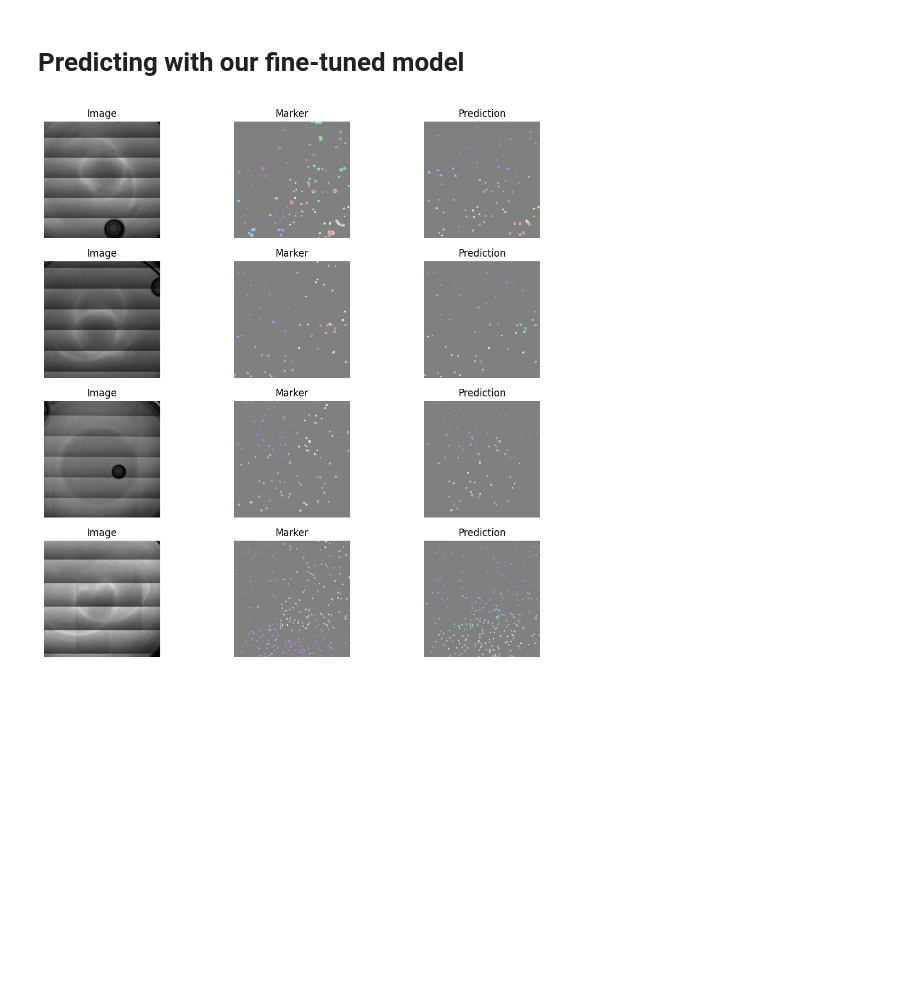
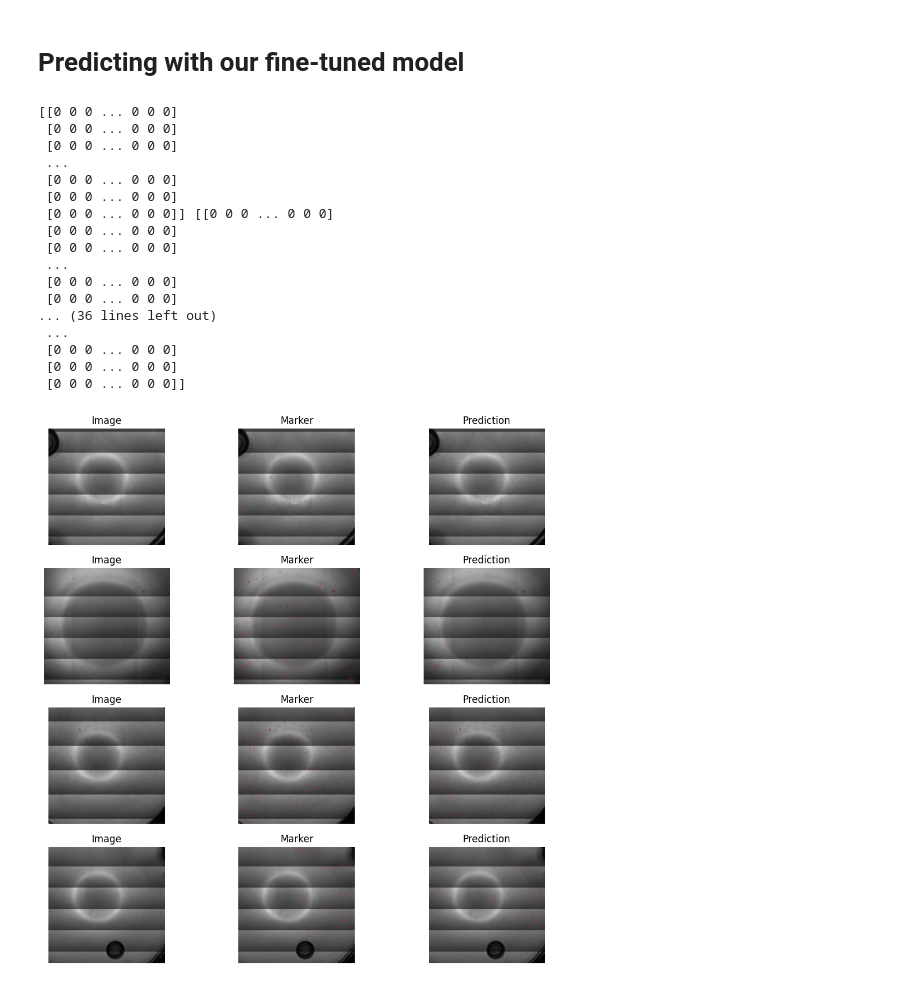
Before and after one commit to Nanobiosensorics/cell-segmentation, a Jupyter notebook: cellpose_finetuning.ipynb, the cells around one changed output. Drawn from its saved outputs; the diff is of its cells as text; code cells hidden in the pictures; blank space fills up the shorter version.

```diff
--- a/cellpose_finetuning.ipynb
+++ b/cellpose_finetuning.ipynb
@@ -29,6 +31,13 @@ test_size = len(dataset) - train_size
 train_dataset, test_dataset = random_split(dataset, [train_size, test_size])
 # %%
 import matplotlib.pyplot as plt
+import cv2
+
+def get_contours(mic, markers):
+  contours, _ = cv2.findContours(markers, cv2.RETR_EXTERNAL, cv2.CHAIN_APPROX_SIMPLE)
+  mic_with_contours = mic.copy()
+  cv2.drawContours(mic_with_contours, contours, -1, (255, 0, 0), 2)
+  return mic_with_contours
 
 NUM_EXAMPLES = 4
 ids = np.random.randint(0, len(dataset) + 1, size=NUM_EXAMPLES)
@@ -36,10 +45,13 @@ ids = np.random.randint(0, len(dataset) + 1, size=NUM_EXAMPLES)
 fig, ax = plt.subplots(nrows=NUM_EXAMPLES, ncols=2, figsize=(12, 12))
 for i in range(NUM_EXAMPLES):
   mic, markers = dataset[ids[i]]
+  mic_with_markers = get_contours(mic, markers)
+  cv2.imwrite(f"/content/imgs/dataset{i}.png", mic)
+  cv2.imwrite(f"/content/imgs/dataset{i}_markers.png", mic_with_markers)
   ax[i][0].set_title("Image")
   ax[i][0].imshow(mic)
   ax[i][0].axis('off')
   ax[i][1].set_title("Marker")
-  ax[i][1].imshow(markers, cmap=plt.cm.nipy_spectral, alpha=0.5)
+  ax[i][1].imshow(mic_with_markers)
   ax[i][1].axis('off')
 # %% [output]
@@ -108,7 +120,7 @@ def train_iteration(iteration):
                               test_data=test_data,
                               test_labels=test_labels,
                               channels=channels,
-                              save_path=train_dir,
+                              save_path="/content/drive/MyDrive",
                               n_epochs=n_epochs,
                               learning_rate=learning_rate,
                               weight_decay=weight_decay,
@@ -124,25 +136,49 @@ True
 # Predicting with our fine-tuned model
 # %%
 import matplotlib.pyplot as plt
+from cellpose import models
 
 model = models.CellposeModel(gpu=True,
-                             pretrained_model="/content/train/models/segmentation_model")
+                             pretrained_model="/content/drive/MyDrive/models/segmentation_model")
 
 NUM_EXAMPLES = 4
 ids = np.random.randint(0, len(dataset) + 1, size=NUM_EXAMPLES)
 
 fig, ax = plt.subplots(nrows=NUM_EXAMPLES, ncols=3, figsize=(12, 12))
 for i in range(NUM_EXAMPLES):
   mic, markers = dataset[ids[i]]
   masks, _, _ = model.eval([mic], diameter=None, channels=[0, 0])
+  print(np.array(masks[0]), markers)
+  mic_with_prediction = get_contours(mic, np.array(masks[0], dtype=np.uint8))
+  mic_with_mask = get_contours(mic, markers)
+  cv2.imwrite(f"/content/imgs/test{i}.png", mic)
+  cv2.imwrite(f"/content/imgs/test{i}_markers.png", mic_with_mask)
+  cv2.imwrite(f"/content/imgs/test{i}_preds.png", mic_with_prediction)
   ax[i][0].set_title("Image")
   ax[i][0].imshow(mic)
   ax[i][0].axis('off')
   ax[i][1].set_title("Marker")
-  ax[i][1].imshow(markers, cmap=plt.cm.nipy_spectral, alpha=0.5)
+  ax[i][1].imshow(mic_with_mask)
   ax[i][1].axis('off')
   ax[i][2].set_title("Prediction")
-  ax[i][2].imshow(masks[0], cmap=plt.cm.nipy_spectral, alpha=0.5)
+  ax[i][2].imshow(mic_with_prediction)
   ax[i][2].axis('off')
 # %% [output]
+[[0 0 0 ... 0 0 0]
+ [0 0 0 ... 0 0 0]
+ [0 0 0 ... 0 0 0]
+ ...
+ [0 0 0 ... 0 0 0]
+ [0 0 0 ... 0 0 0]
+ [0 0 0 ... 0 0 0]] [[0 0 0 ... 0 0 0]
+ [0 0 0 ... 0 0 0]
+ [0 0 0 ... 0 0 0]
+ ...
+ [0 0 0 ... 0 0 0]
+ [0 0 0 ... 0 0 0]
+... (36 lines left out)
+ ...
+ [0 0 0 ... 0 0 0]
+ [0 0 0 ... 0 0 0]
+ [0 0 0 ... 0 0 0]]
-[figure, old version]
+[figure, new version]
```
Also changed, not shown: parts of 2 cells of this notebook.
